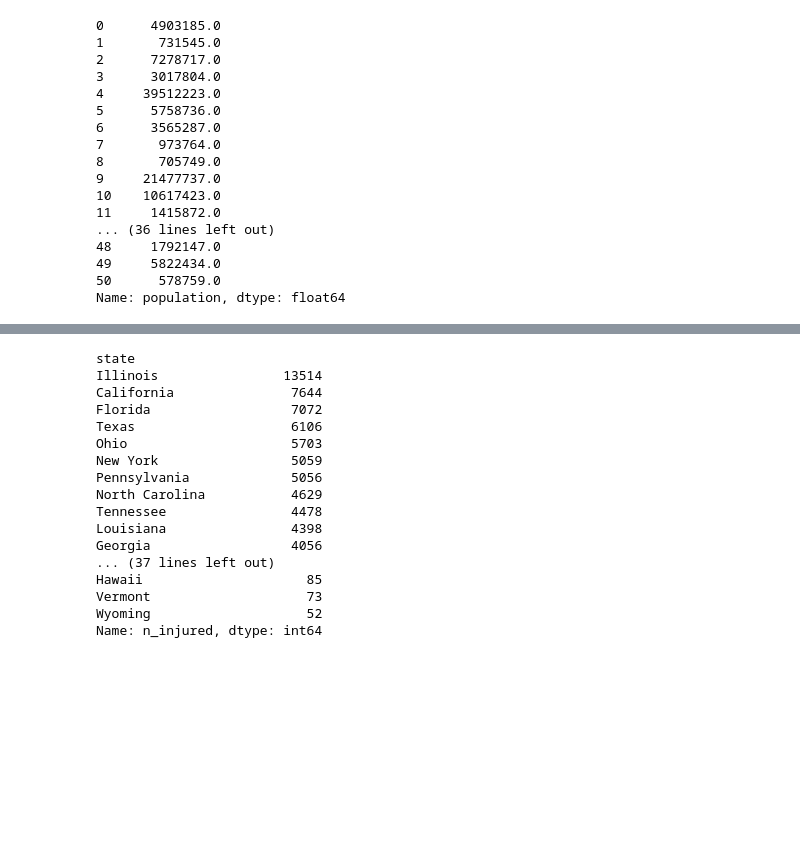
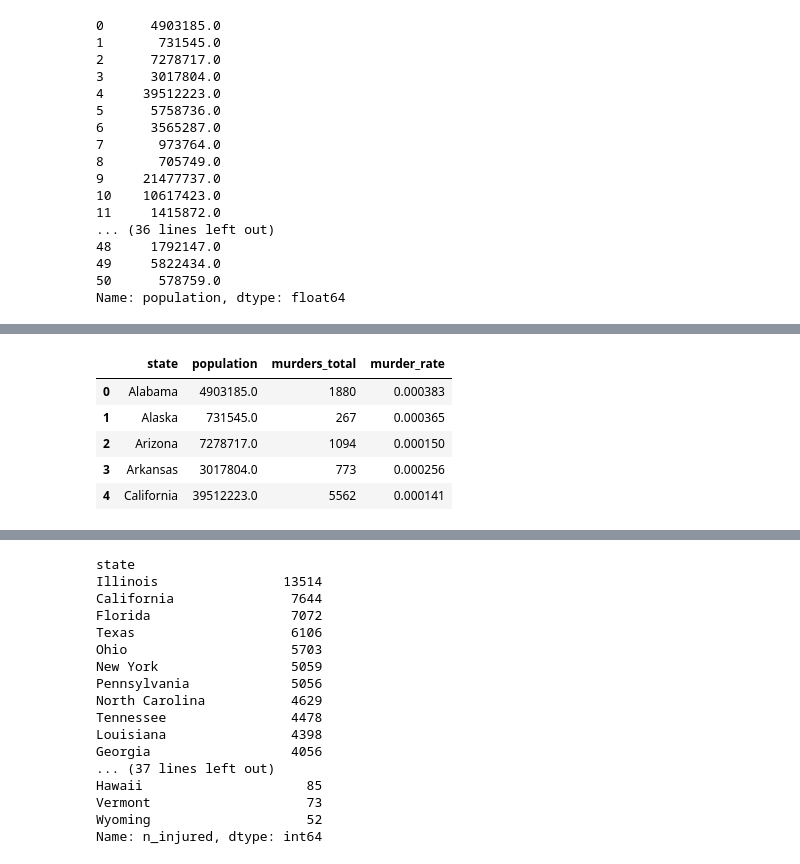
Before and after one commit to muga01/python_basics, a Jupyter notebook: Exercise3.ipynb, the cells around one changed output, grey strips where cells are left out. Drawn from its saved outputs; the diff is of its cells as text; code cells hidden in the pictures; blank space fills up the shorter version.

```diff
--- a/Exercise3.ipynb
+++ b/Exercise3.ipynb
@@ -125,0 +158,14 @@ new_data['state']=
+# %%
+new_data = pd.DataFrame()
+new_data['state']=population_data['state']
+new_data['population'] = population_data['population']
+new_data['murders_total'] = dataset.groupby('state')['n_killed'].sum().values
+new_data['murder_rate'] = dataset.groupby('state')['n_killed'].sum().values/population_data['population']
+new_data.head()
+# %% [output]
+|  | state | population | murders_total | murder_rate |
+| 0 | Alabama | 4903185.0 | 1880 | 0.000383 |
+| 1 | Alaska | 731545.0 | 267 | 0.000365 |
+| 2 | Arizona | 7278717.0 | 1094 | 0.000150 |
+| 3 | Arkansas | 3017804.0 | 773 | 0.000256 |
+| 4 | California | 39512223.0 | 5562 | 0.000141 |
```
Also changed, not shown: parts of 10 cells of this notebook.
